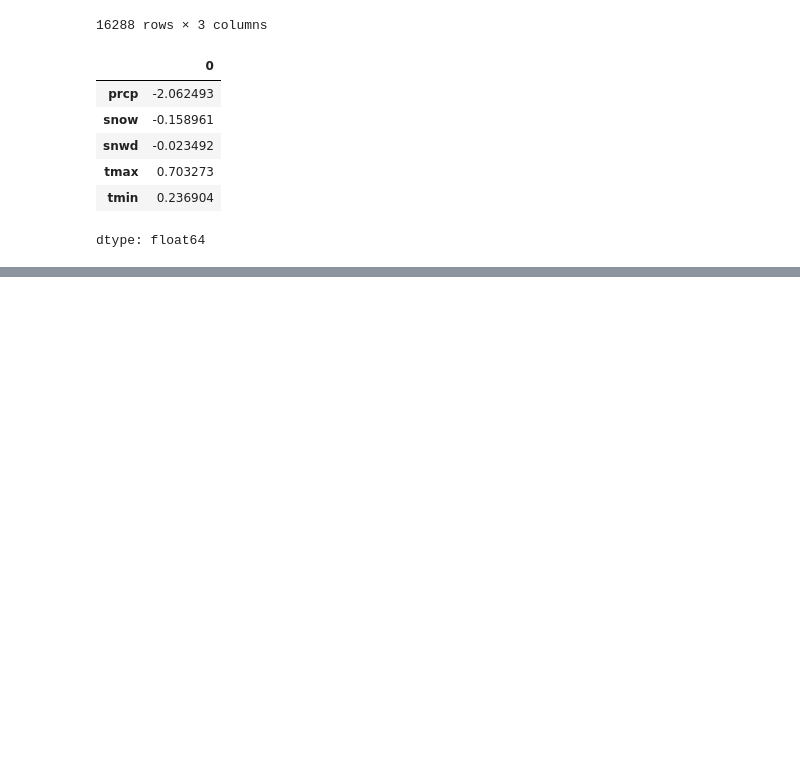
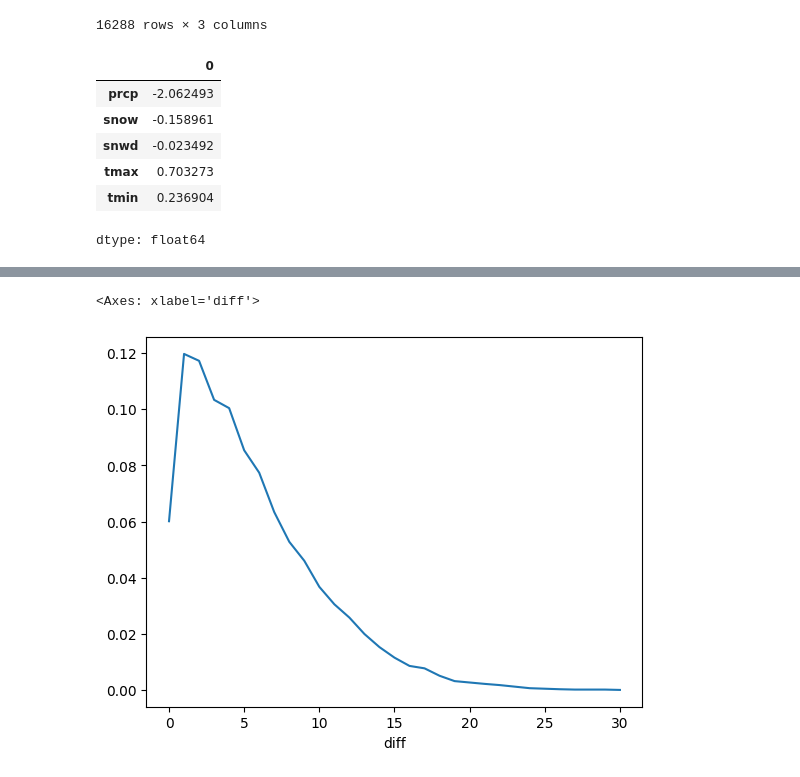
Before and after one commit to Martim35/Weather-Prevision-ML, a Jupyter notebook: Weather_Prevision.ipynb, the cells around one changed output, grey strips where cells are left out. Saved outputs shown, nothing was run; the diff lists cells and outputs as text; code cells hidden in the pictures; blank space fills up the shorter version.

```diff
--- a/Weather_Prevision.ipynb
+++ b/Weather_Prevision.ipynb
@@ -243,0 +278,5 @@ NameError: name 'np' is not defined
+# %%
+(predictions["diff"].round().value_counts().sort_index() / predictions.shape[0]).plot()
+# %% [output]
+<Axes: xlabel='diff'>
+[figure, added]
```
Also changed, not shown: parts of 5 cells of this notebook.
